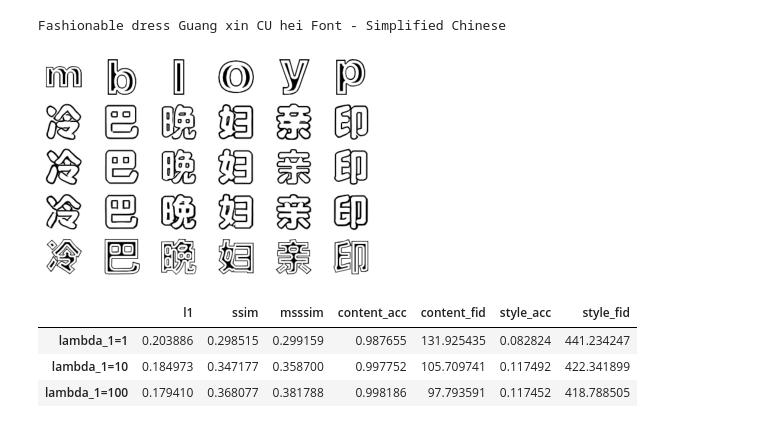
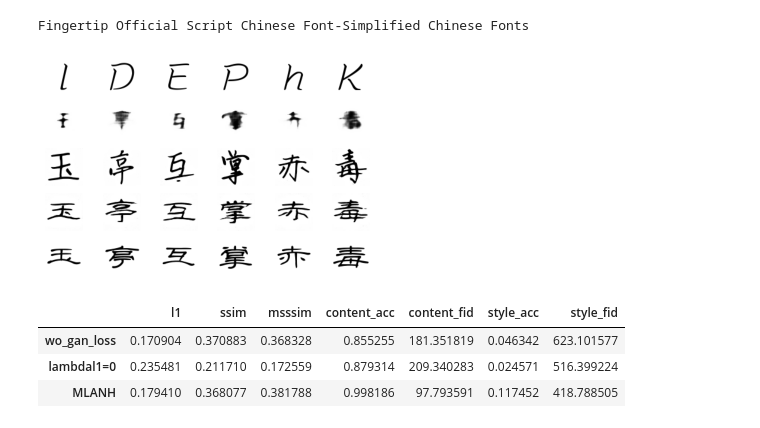
Before and after one commit to ligoudaner377/font_translator_gan, a Jupyter notebook: analysis.ipynb, the cells around one changed output. Drawn from its saved outputs; the diff is of its cells as text; code cells hidden in the pictures.

```diff
--- a/analysis.ipynb
+++ b/analysis.ipynb
@@ -63,16 +63,16 @@ def quantitative_compare(experiment_names, mode='test_unknown_style'):
     df = df.reindex(columns=['l1', 'ssim', 'msssim', 'content_acc', 'content_fid', 'style_acc', 'style_fid'])
     return df
 # %%
-experiment_names = ['lambdal1=1','lambdal1=10', 'MLANH']
+experiment_names = ['wo_gan_loss', 'lambdal1=0', 'MLANH']
 # %%
-visual_compare(experiment_names, style_language='english')
+visual_compare(experiment_names, style_language='english', mode='test_unknown_content')
 # %% [output]
-Fashionable dress Guang xin CU hei Font - Simplified Chinese
+Fingertip Official Script Chinese Font-Simplified Chinese Fonts
-[figure, old version]
+[figure, new version]
 # %%
 quantitative_compare(experiment_names)
 # %% [output]
 |  | l1 | ssim | msssim | content_acc | content_fid | style_acc | style_fid |
-| lambda_1=1 | 0.203886 | 0.298515 | 0.299159 | 0.987655 | 131.925435 | 0.082824 | 441.234247 |
-| lambda_1=10 | 0.184973 | 0.347177 | 0.358700 | 0.997752 | 105.709741 | 0.117492 | 422.341899 |
-| lambda_1=100 | 0.179410 | 0.368077 | 0.381788 | 0.998186 | 97.793591 | 0.117452 | 418.788505 |
+| wo_gan_loss | 0.170904 | 0.370883 | 0.368328 | 0.855255 | 181.351819 | 0.046342 | 623.101577 |
+| lambdal1=0 | 0.235481 | 0.211710 | 0.172559 | 0.879314 | 209.340283 | 0.024571 | 516.399224 |
+| MLANH | 0.179410 | 0.368077 | 0.381788 | 0.998186 | 97.793591 | 0.117452 | 418.788505 |
```
Also changed, not shown: 2 other files.
